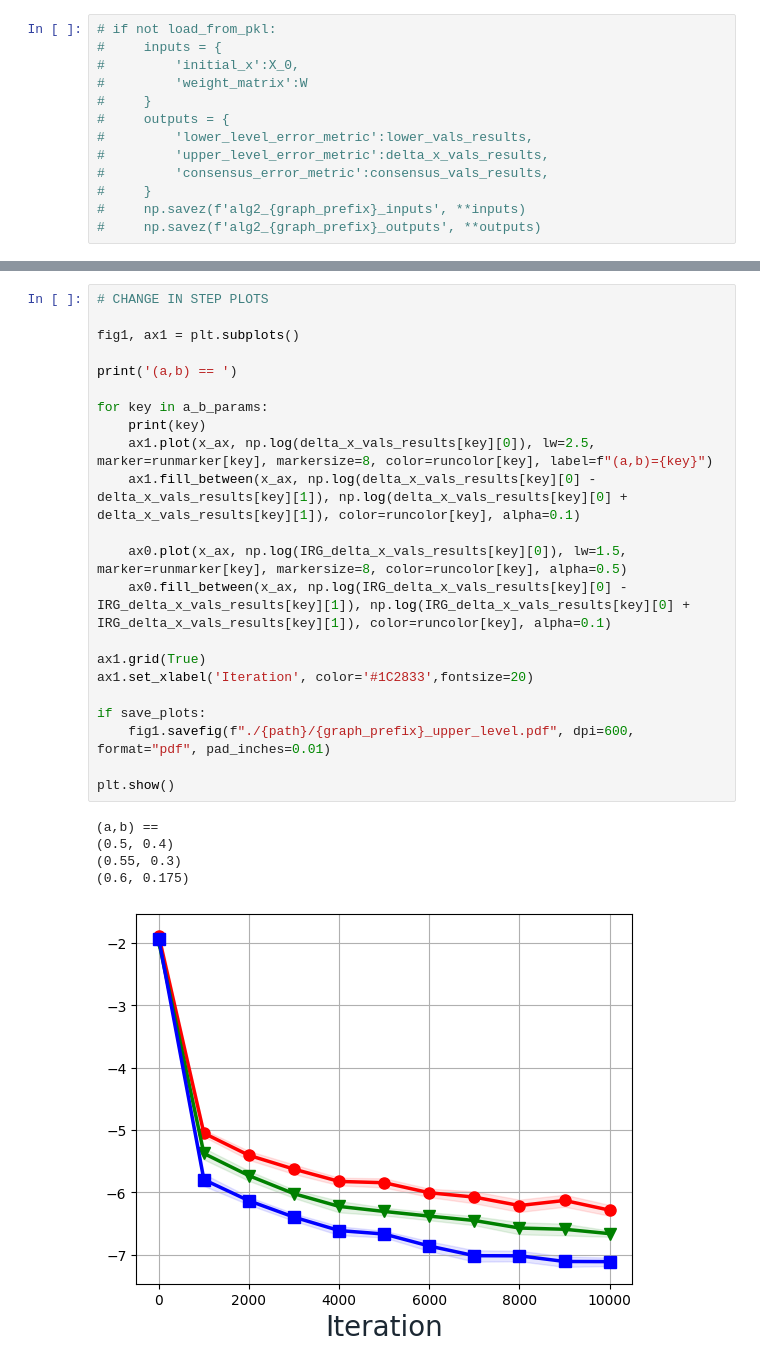
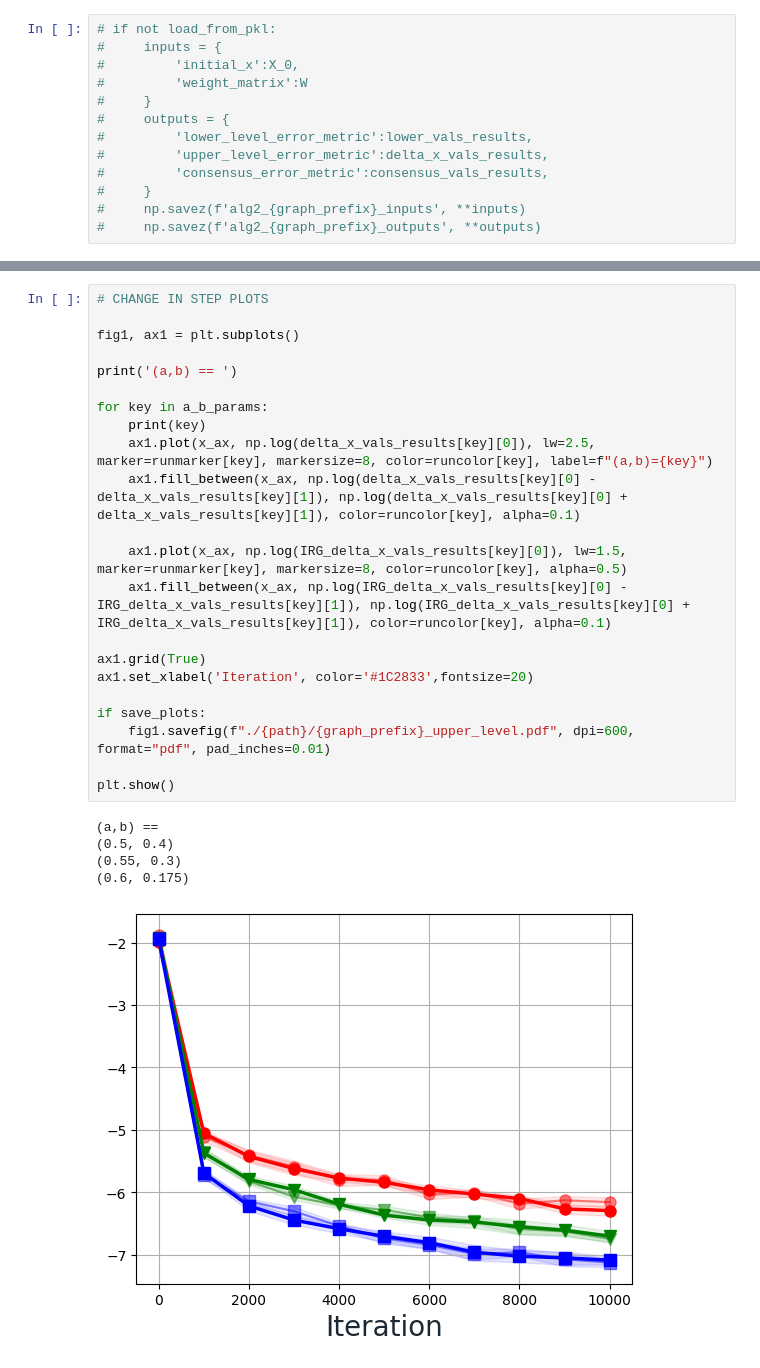
Before and after one commit to bzhanggg/dist-opt-sol-sel, a Jupyter notebook: alg2-pet.ipynb, the cells around one changed output, grey strips where cells are left out. Cells and saved outputs as stored; diff of their text form.

```diff
--- a/alg2-pet.ipynb
+++ b/alg2-pet.ipynb
@@ -423,31 +417,31 @@ plt.show()
 # %%
 # CHANGE IN STEP PLOTS
 
 fig1, ax1 = plt.subplots()
 
 print('(a,b) == ')
 
 for key in a_b_params:
     print(key)
     ax1.plot(x_ax, np.log(delta_x_vals_results[key][0]), lw=2.5, marker=runmarker[key], markersize=8, color=runcolor[key], label=f"(a,b)={key}")
     ax1.fill_between(x_ax, np.log(delta_x_vals_results[key][0] - delta_x_vals_results[key][1]), np.log(delta_x_vals_results[key][0] + delta_x_vals_results[key][1]), color=runcolor[key], alpha=0.1)
 
-    ax0.plot(x_ax, np.log(IRG_delta_x_vals_results[key][0]), lw=1.5, marker=runmarker[key], markersize=8, color=runcolor[key], alpha=0.5)
-    ax0.fill_between(x_ax, np.log(IRG_delta_x_vals_results[key][0] - IRG_delta_x_vals_results[key][1]), np.log(IRG_delta_x_vals_results[key][0] + IRG_delta_x_vals_results[key][1]), color=runcolor[key], alpha=0.1)
+    ax1.plot(x_ax, np.log(IRG_delta_x_vals_results[key][0]), lw=1.5, marker=runmarker[key], markersize=8, color=runcolor[key], alpha=0.5)
+    ax1.fill_between(x_ax, np.log(IRG_delta_x_vals_results[key][0] - IRG_delta_x_vals_results[key][1]), np.log(IRG_delta_x_vals_results[key][0] + IRG_delta_x_vals_results[key][1]), color=runcolor[key], alpha=0.1)
 
 ax1.grid(True)
 ax1.set_xlabel('Iteration', color='#1C2833',fontsize=20)
 
 if save_plots:
     fig1.savefig(f"./{path}/{graph_prefix}_upper_level.pdf", dpi=600, format="pdf", pad_inches=0.01)
 
 plt.show()
 # %% [output]
 (a,b) ==
 (0.5, 0.4)
 (0.55, 0.3)
 (0.6, 0.175)
-[figure, old version]
+[figure, new version]
 # %%
 # CONSENSUS ERROR PLOTS
 
```
Also changed, not shown: parts of 2 cells of this notebook, 1 other file.
